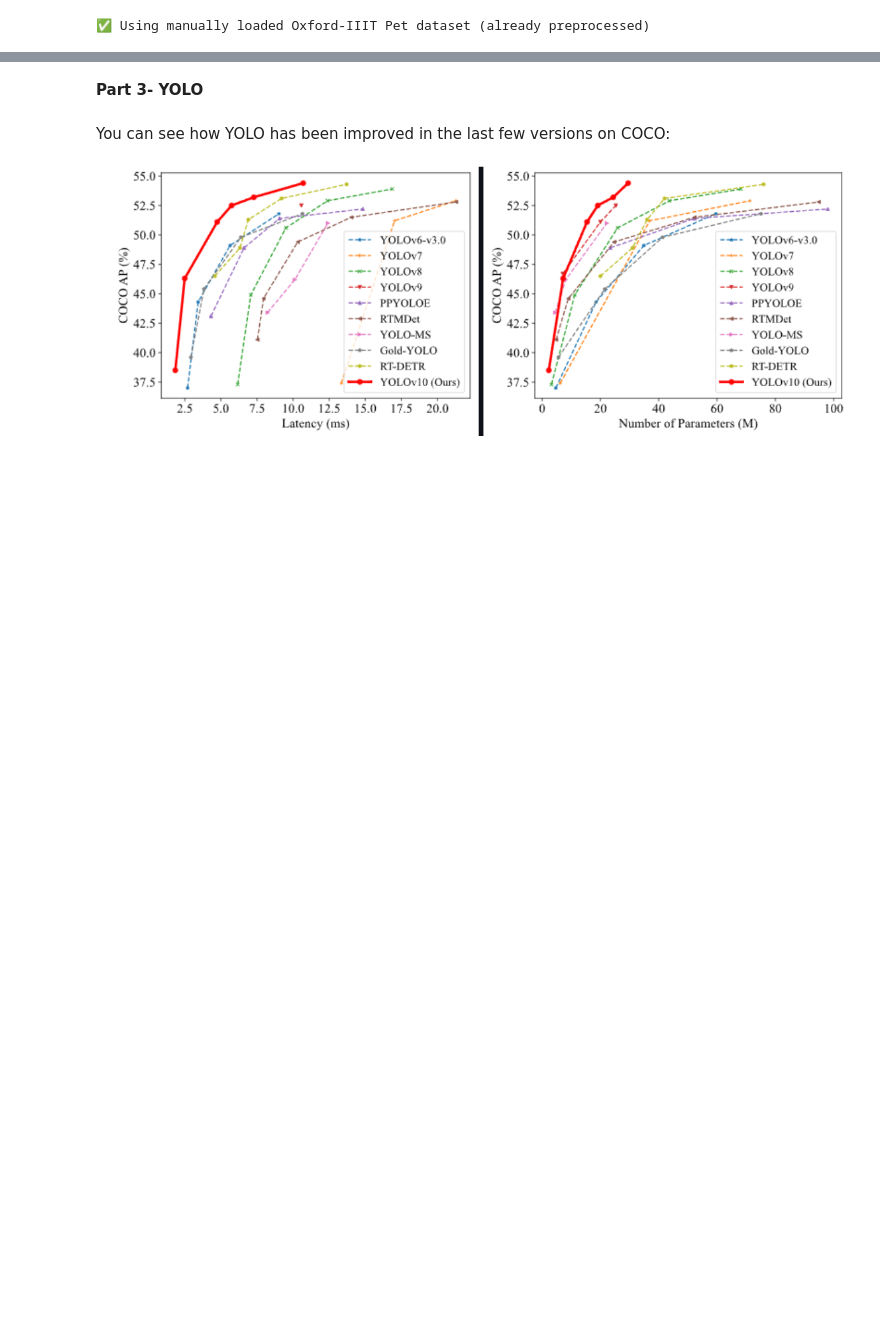
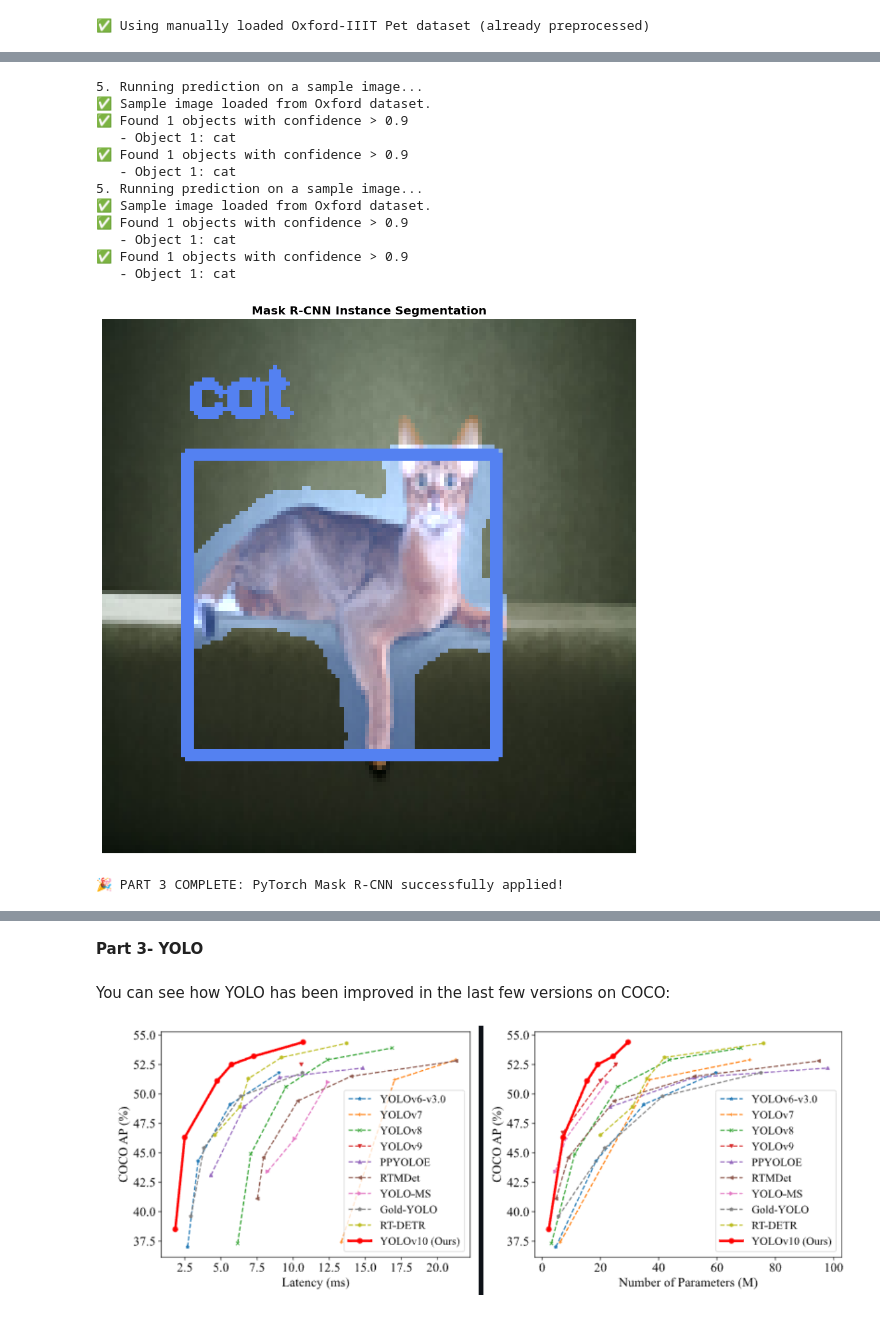
Before and after one commit to marstonsward/aai_521_computer_vision, a Jupyter notebook: module_3/Marston_Ward_Assignment3.ipynb, the cells around one changed output, grey strips where cells are left out. Drawn from its saved outputs; the diff is of its cells as text; code cells hidden in the pictures; blank space fills up the shorter version.

```diff
--- a/module_3/Marston_Ward_Assignment3.ipynb
+++ b/module_3/Marston_Ward_Assignment3.ipynb
@@ -907,0 +1051,53 @@ print("✅ Using manually loaded Oxford-IIIT Pet dataset (already preprocessed)"
+# %%
+# 5. Run prediction on a sample image from the Oxford Pet dataset
+print("5. Running prediction on a sample image...")
+
+# Take one image from our Oxford Pet dataset
+try:
+    sample_image_tensor, _ = next(iter(oxford_dataset))
+
+    # Convert tensor back to PIL Image for prediction
+    # The tensor is normalized, so we need to scale it back to [0, 255]
+    sample_image_np = (sample_image_tensor.numpy() * 255).astype(np.uint8)
+    sample_image_pil = Image.fromarray(sample_image_np)
+
+    print("✅ Sample image loaded from Oxford dataset.")
+
+    # Get predictions
+    masks, boxes, labels = get_prediction(sample_image_pil, model, threshold=0.9)
+
+    print(f"✅ Found {len(labels)} objects with confidence > 0.9")
+    for i, label in enumerate(labels):
+        print(f"   - Object {i+1}: {label}")
+
+    # Visualize the results
+    if labels:
+        visualize_instance_segmentation(sample_image_pil, masks, boxes, labels)
+    else:
+        print("\nNo objects detected above the threshold. Let's show the original image.")
+        plt.imshow(sample_image_pil)
+        plt.title("Original Image - No Detections")
+        plt.axis('off')
+        plt.show()
+
+except StopIteration:
+    print("❌ Could not get a sample from the dataset. Is it empty?")
+except Exception as e:
+    print(f"❌ An error occurred during prediction: {e}")
+
+print("\n🎉 PART 3 COMPLETE: PyTorch Mask R-CNN successfully applied!")
+# %% [output]
+5. Running prediction on a sample image...
+✅ Sample image loaded from Oxford dataset.
+✅ Found 1 objects with confidence > 0.9
+   - Object 1: cat
+✅ Found 1 objects with confidence > 0.9
+   - Object 1: cat
+5. Running prediction on a sample image...
+✅ Sample image loaded from Oxford dataset.
+✅ Found 1 objects with confidence > 0.9
+   - Object 1: cat
+✅ Found 1 objects with confidence > 0.9
+   - Object 1: cat
+[figure, added]
+🎉 PART 3 COMPLETE: PyTorch Mask R-CNN successfully applied!
```
Also changed, not shown: parts of 21 cells of this notebook, 2 other files.
